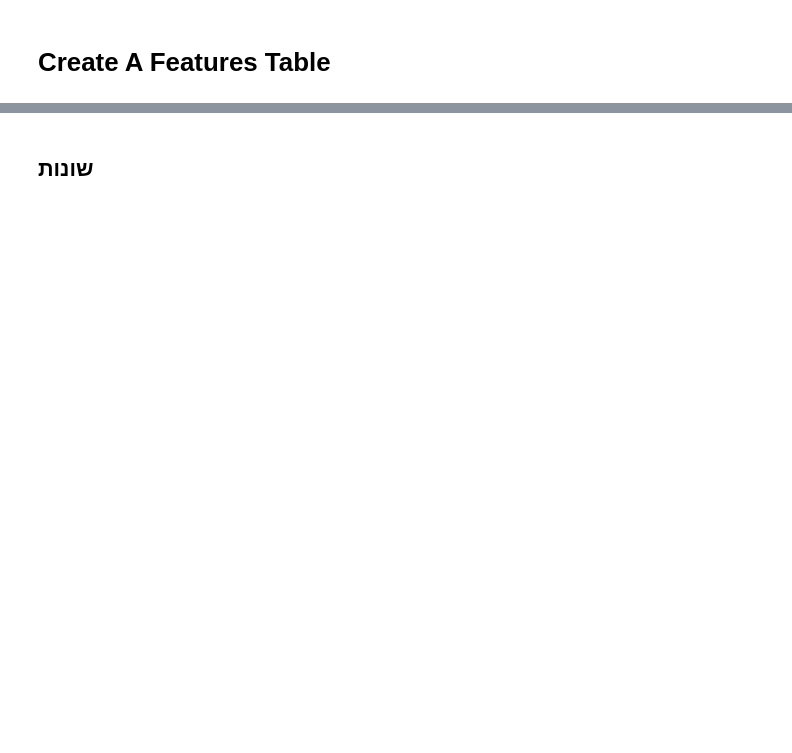
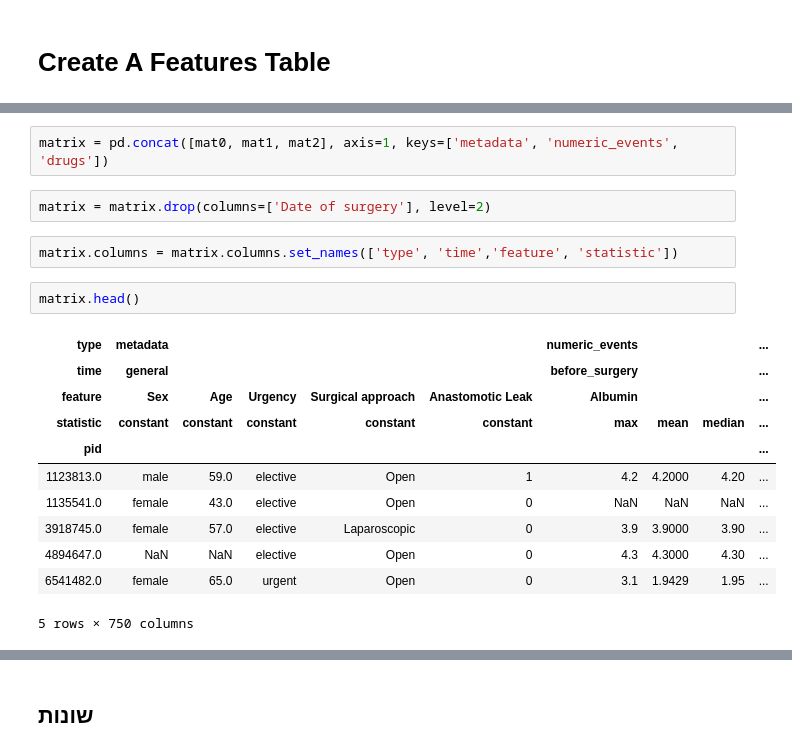
Before and after one commit to nomihadar/Anastomotic-Leak-Prediction, a Jupyter notebook: Scripts/parseData5 - create matrix.ipynb, the cells around one changed output, grey strips where cells are left out. Cells and saved outputs as stored; diff of their text form; blank space fills up the shorter version.

```diff
--- a/Scripts/parseData5 - create matrix.ipynb
+++ b/Scripts/parseData5 - create matrix.ipynb
@@ -251,0 +303,20 @@ pd.concat([metadata, result_data], axis=1, levels=['date','eventName', 'statisti
+# %%
+matrix = pd.concat([mat0, mat1, mat2], axis=1, keys=['metadata', 'numeric_events', 'drugs'])
+# %%
+matrix = matrix.drop(columns=['Date of surgery'], level=2)
+# %%
+matrix.columns = matrix.columns.set_names(['type', 'time','feature', 'statistic'])
+# %%
+matrix.head()
+# %% [output]
+| type | metadata |  |  |  |  | numeric_events |  |  | ... |
+| time | general |  |  |  |  | before_surgery |  |  | ... |
+| feature | Sex | Age | Urgency | Surgical approach | Anastomotic Leak | Albumin |  |  | ... |
+| statistic | constant | constant | constant | constant | constant | max | mean | median | ... |
+| pid |  |  |  |  |  |  |  |  | ... |
+| 1123813.0 | male | 59.0 | elective | Open | 1 | 4.2 | 4.2000 | 4.20 | ... |
+| 1135541.0 | female | 43.0 | elective | Open | 0 | NaN | NaN | NaN | ... |
+| 3918745.0 | female | 57.0 | elective | Laparoscopic | 0 | 3.9 | 3.9000 | 3.90 | ... |
+| 4894647.0 | NaN | NaN | elective | Open | 0 | 4.3 | 4.3000 | 4.30 | ... |
+| 6541482.0 | female | 65.0 | urgent | Open | 0 | 3.1 | 1.9429 | 1.95 | ... |
+5 rows × 750 columns
```
Also changed, not shown: parts of 34 cells of this notebook.
